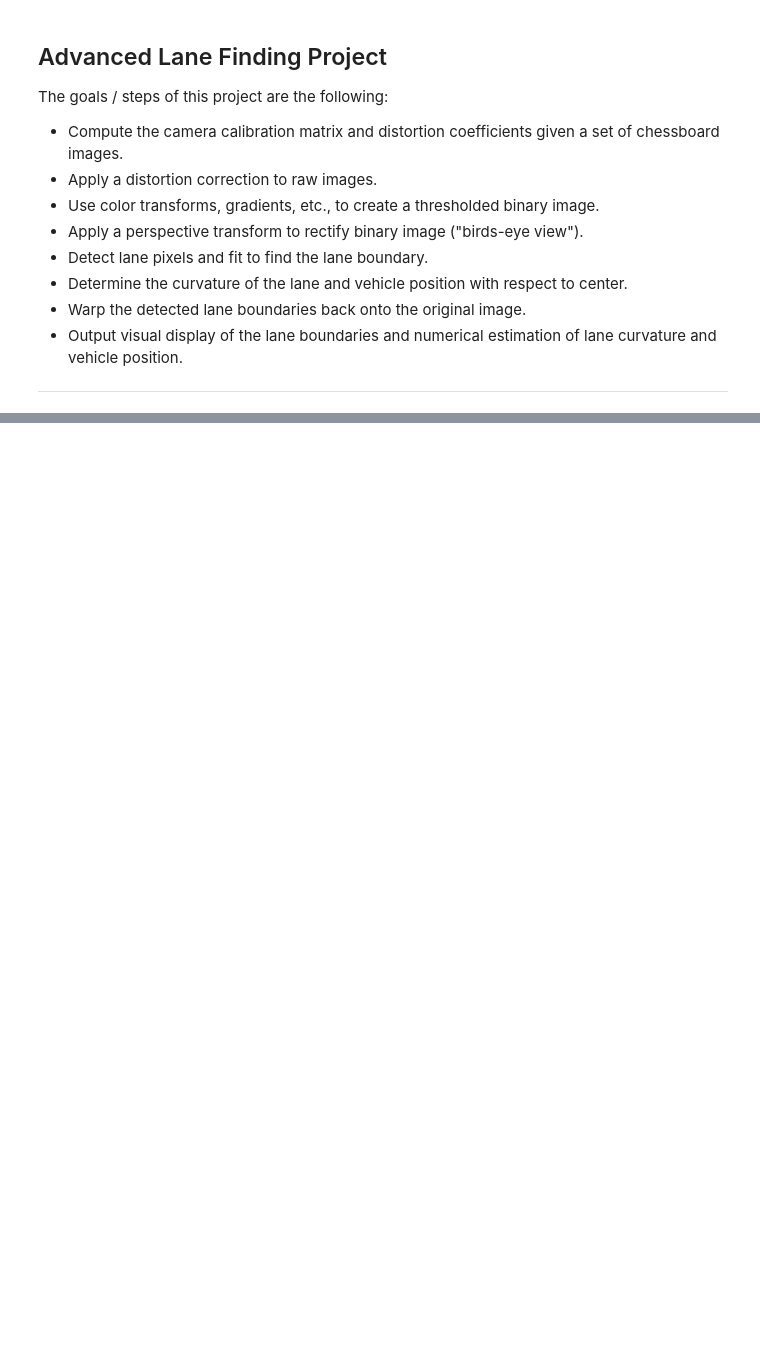
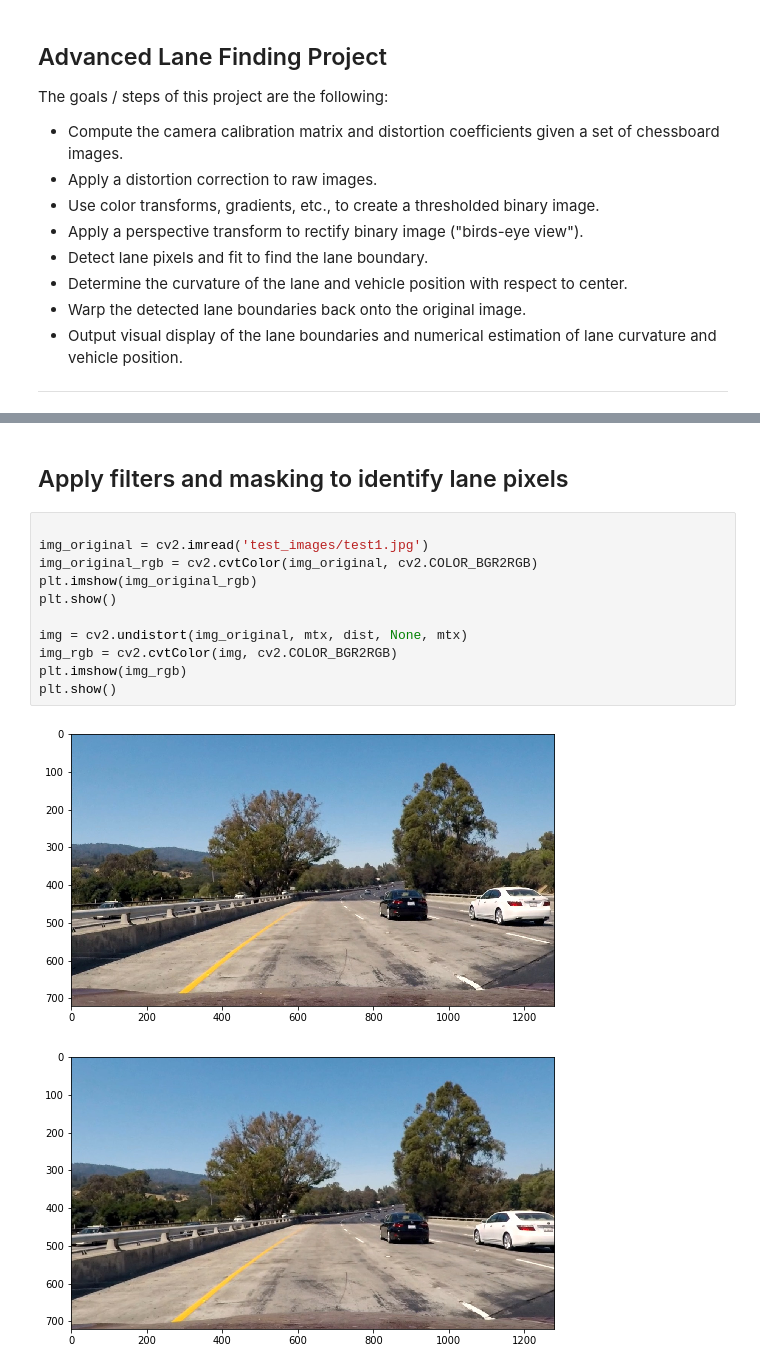
Before and after one commit to byapparov/CarND-Advanced-Lane-Lines, a Jupyter notebook: lane_lines_research.ipynb, the cells around one changed output, grey strips where cells are left out. Saved outputs shown, nothing was run; the diff lists cells and outputs as text; blank space fills up the shorter version.

```diff
--- a/lane_lines_research.ipynb
+++ b/lane_lines_research.ipynb
@@ -117,0 +124,16 @@ plt.imshow(dst)
+# %% [markdown]
+## Apply filters and masking to identify lane pixels
+# %%
+
+img_original = cv2.imread('test_images/test1.jpg')
+img_original_rgb = cv2.cvtColor(img_original, cv2.COLOR_BGR2RGB)
+plt.imshow(img_original_rgb)
+plt.show()
+
+img = cv2.undistort(img_original, mtx, dist, None, mtx)
+img_rgb = cv2.cvtColor(img, cv2.COLOR_BGR2RGB)
+plt.imshow(img_rgb)
+plt.show()
+# %% [output]
+[figure, added]
+[figure, added]
```
Also changed, not shown: parts of 30 cells of this notebook, 1 other file.
